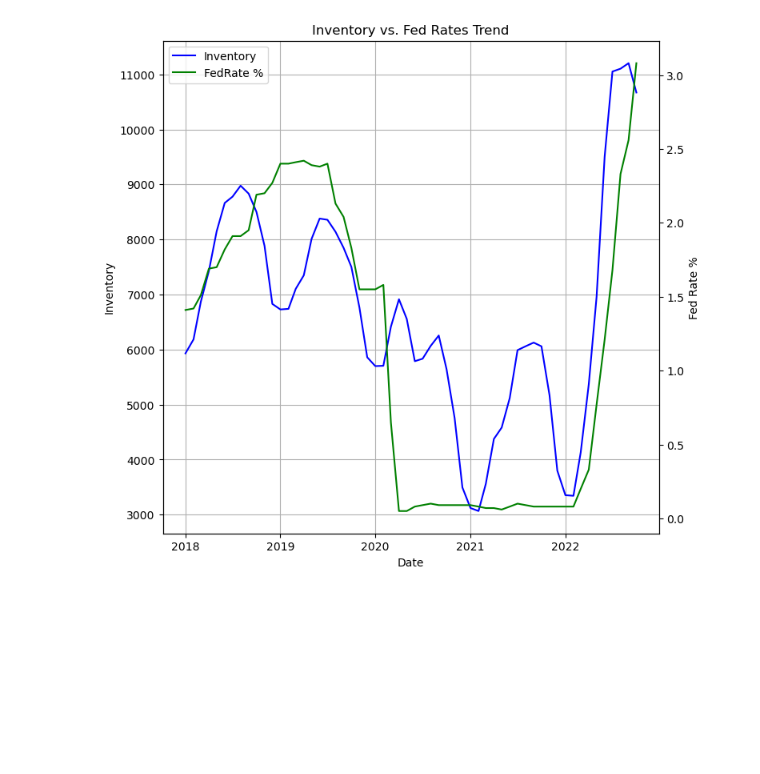
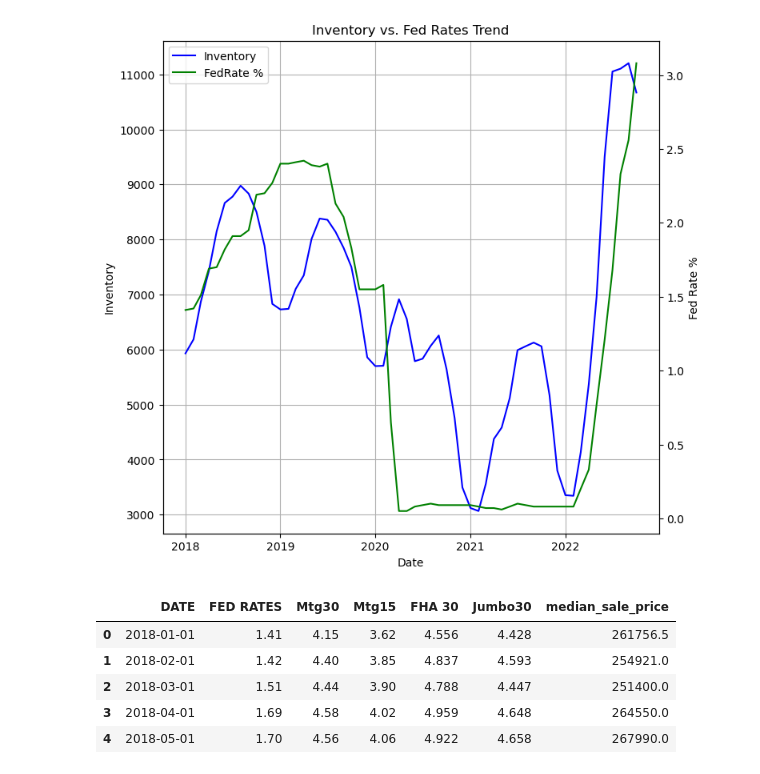
Before and after one commit to zarbin/UTA_Project-1, a Jupyter notebook: final_notebook.ipynb, the cells around one changed output. Cells and saved outputs as stored; diff of their text form; code cells hidden in the pictures; blank space fills up the shorter version.

```diff
--- a/final_notebook.ipynb
+++ b/final_notebook.ipynb
@@ -642,3 +645,21 @@ plt.title('Inventory vs. Fed Rates Trend')
 plt.show()
 # %% [output]
 [figure]
+# %%
+update_sale = clean_df.groupby(['month_year'])['median_sale_price'].mean()
+update_sale_df = pd.DataFrame(update_sale)
+update_sale_df.reset_index(inplace=True)
+update_sale_df["DATE"] = update_sale_df['month_year']
+update_sale_df["DATE"] = pd.to_datetime(update_sale_df["DATE"])
+
+#compine DFs for completing median sale price to fed rate analysis
+final_df = pd.merge(rates_final_df, update_sale_df, on = 'DATE')
+final_df = final_df[['DATE', 'FED RATES', 'Mtg30', 'Mtg15', 'FHA 30', 'Jumbo30', 'median_sale_price']]
+final_df.head()
+# %% [output]
+|  | DATE | FED RATES | Mtg30 | Mtg15 | FHA 30 | Jumbo30 | median_sale_price |
+| 0 | 2018-01-01 | 1.41 | 4.15 | 3.62 | 4.556 | 4.428 | 261756.5 |
+| 1 | 2018-02-01 | 1.42 | 4.40 | 3.85 | 4.837 | 4.593 | 254921.0 |
+| 2 | 2018-03-01 | 1.51 | 4.44 | 3.90 | 4.788 | 4.447 | 251400.0 |
+| 3 | 2018-04-01 | 1.69 | 4.58 | 4.02 | 4.959 | 4.648 | 264550.0 |
+| 4 | 2018-05-01 | 1.70 | 4.56 | 4.06 | 4.922 | 4.658 | 267990.0 |
```
Also changed, not shown: parts of 3 cells of this notebook, 1 other file.
